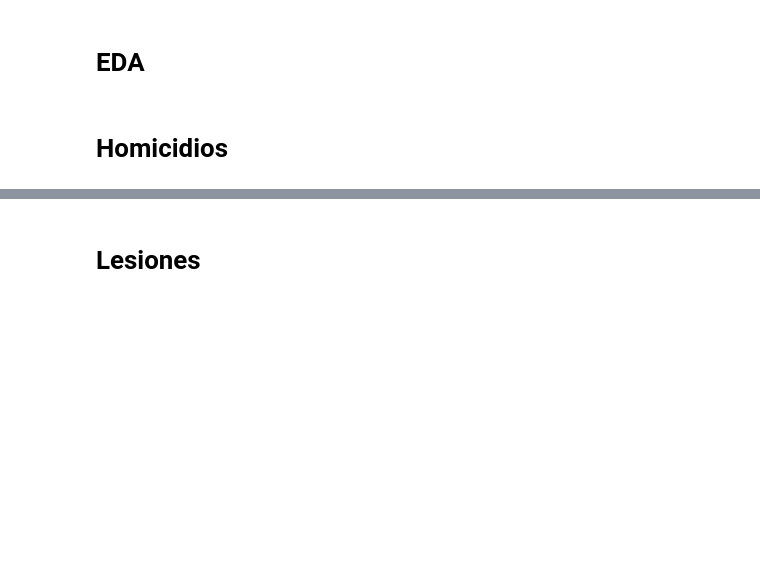
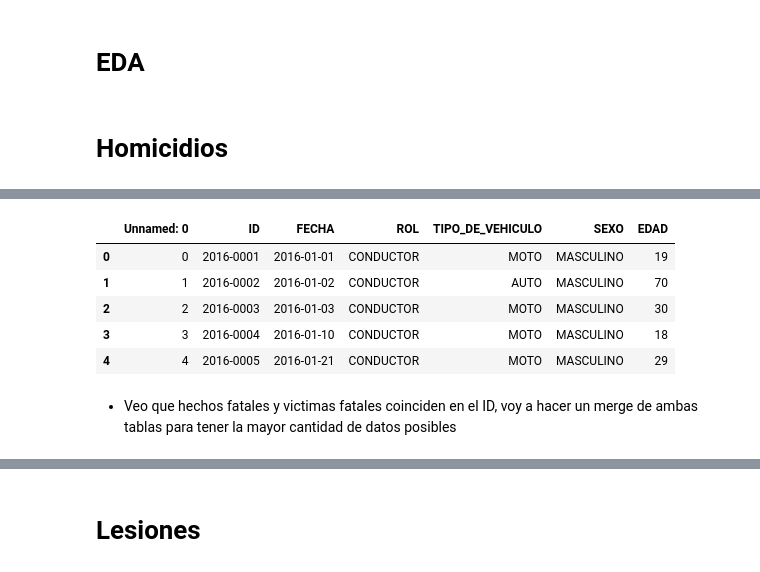
Before and after one commit to Joaqrz/Proyecto-Individual-2, a Jupyter notebook: EDA.ipynb, the cells around one changed output, grey strips where cells are left out. Drawn from its saved outputs; the diff is of its cells as text; code cells hidden in the pictures; blank space fills up the shorter version.

```diff
--- a/EDA.ipynb
+++ b/EDA.ipynb
@@ -258,0 +102,11 @@ Voy a averiguar el rango etario y el sexo de las victimas
+# %%
+victimas_fatales.head()
+# %% [output]
+|  | Unnamed: 0 | ID | FECHA | ROL | TIPO_DE_VEHICULO | SEXO | EDAD |
+| 0 | 0 | 2016-0001 | 2016-01-01 | CONDUCTOR | MOTO | MASCULINO | 19 |
+| 1 | 1 | 2016-0002 | 2016-01-02 | CONDUCTOR | AUTO | MASCULINO | 70 |
+| 2 | 2 | 2016-0003 | 2016-01-03 | CONDUCTOR | MOTO | MASCULINO | 30 |
+| 3 | 3 | 2016-0004 | 2016-01-10 | CONDUCTOR | MOTO | MASCULINO | 18 |
+| 4 | 4 | 2016-0005 | 2016-01-21 | CONDUCTOR | MOTO | MASCULINO | 29 |
+# %% [markdown]
+* Veo que hechos fatales y victimas fatales coinciden en el ID, voy a hacer un merge de ambas tablas para tener la mayor cantidad de datos posibles
```
Also changed, not shown: parts of 68 cells of this notebook, 9 other files.
